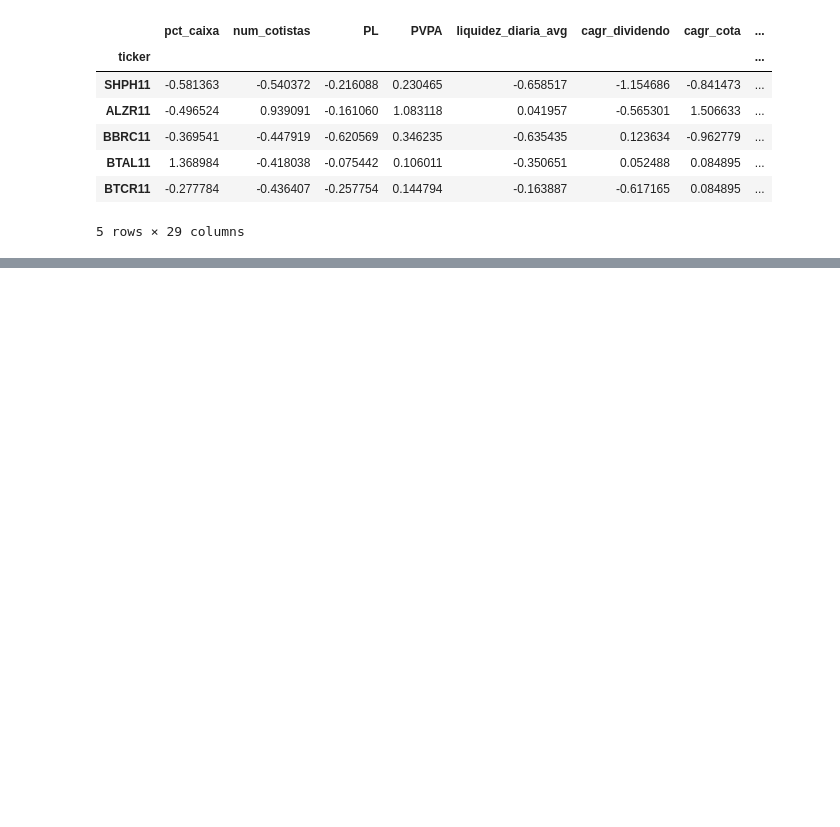
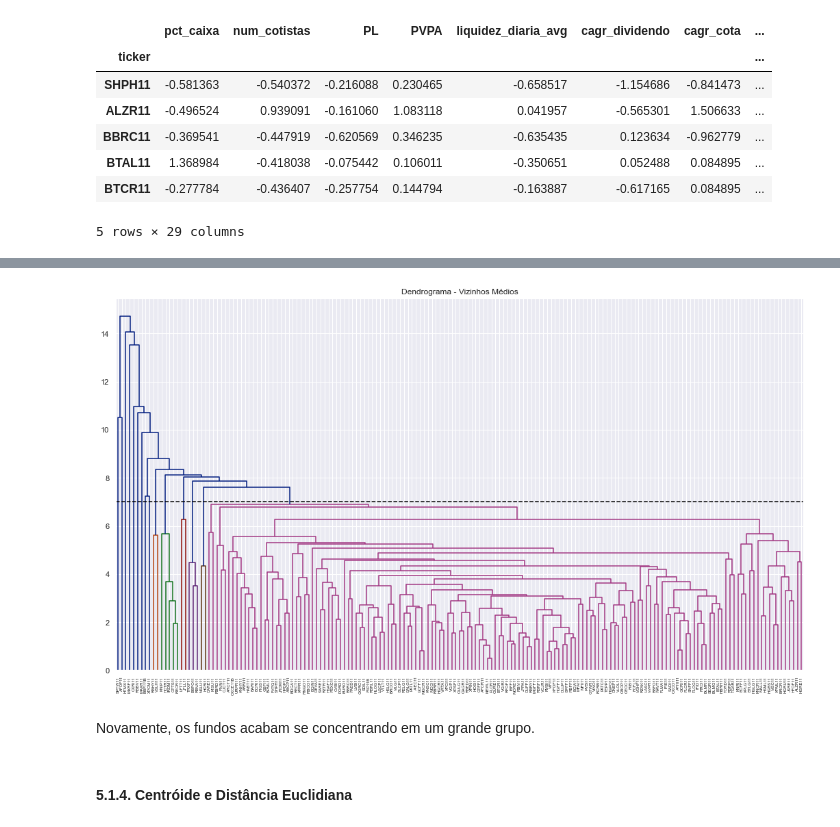
Before and after one commit to osouzadaniel/FII_Clustering, a Jupyter notebook: clustering.ipynb, the cells around one changed output, grey strips where cells are left out. Saved outputs shown, nothing was run; the diff lists cells and outputs as text; code cells hidden in the pictures; blank space fills up the shorter version.

```diff
--- a/clustering.ipynb
+++ b/clustering.ipynb
@@ -251,0 +311,11 @@ df_clus.head()
+# %%
+limit_distance = 7
+plot_dendrogram(cluster_average, limit_distance, readable=False)
+plt.title("Dendrograma - Vizinhos Médios")
+plt.show()
+# %% [output]
+[figure, added]
+# %% [markdown]
+Novamente, os fundos acabam se concentrando em um grande grupo.
+# %% [markdown]
+#### 5.1.4. Centróide e Distância Euclidiana
```
Also changed, not shown: parts of 25 cells of this notebook.
